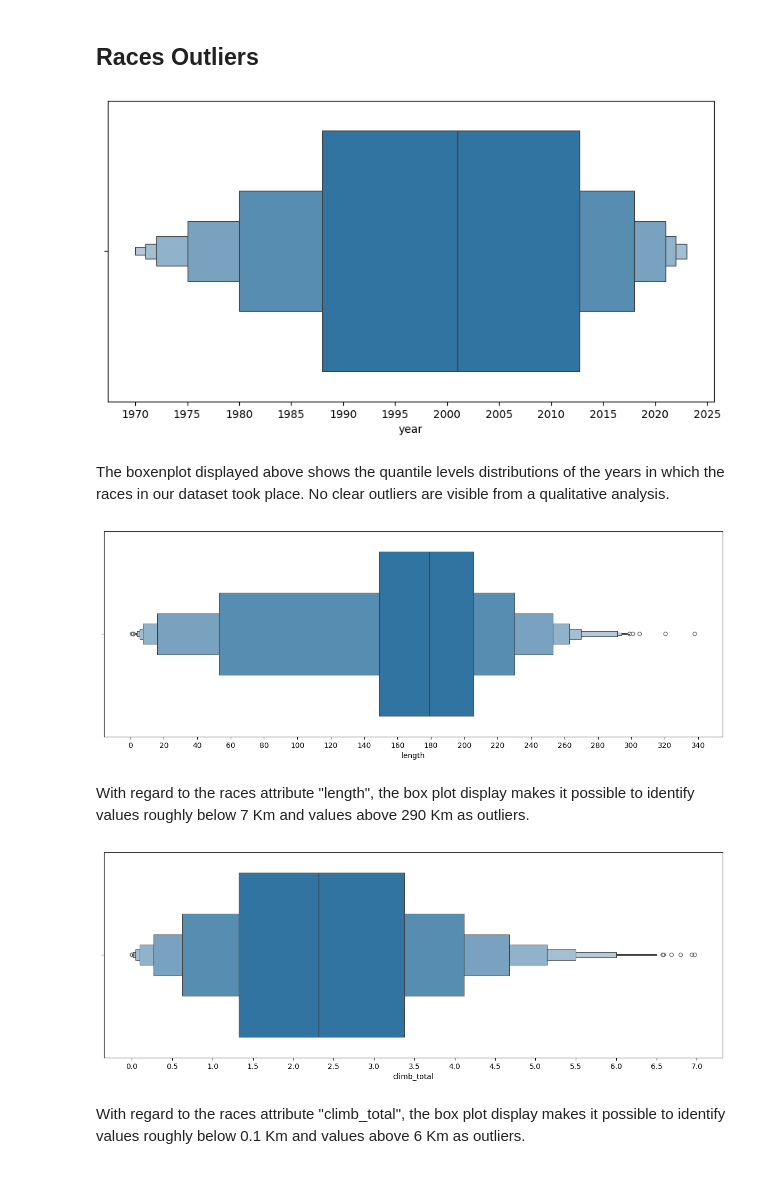
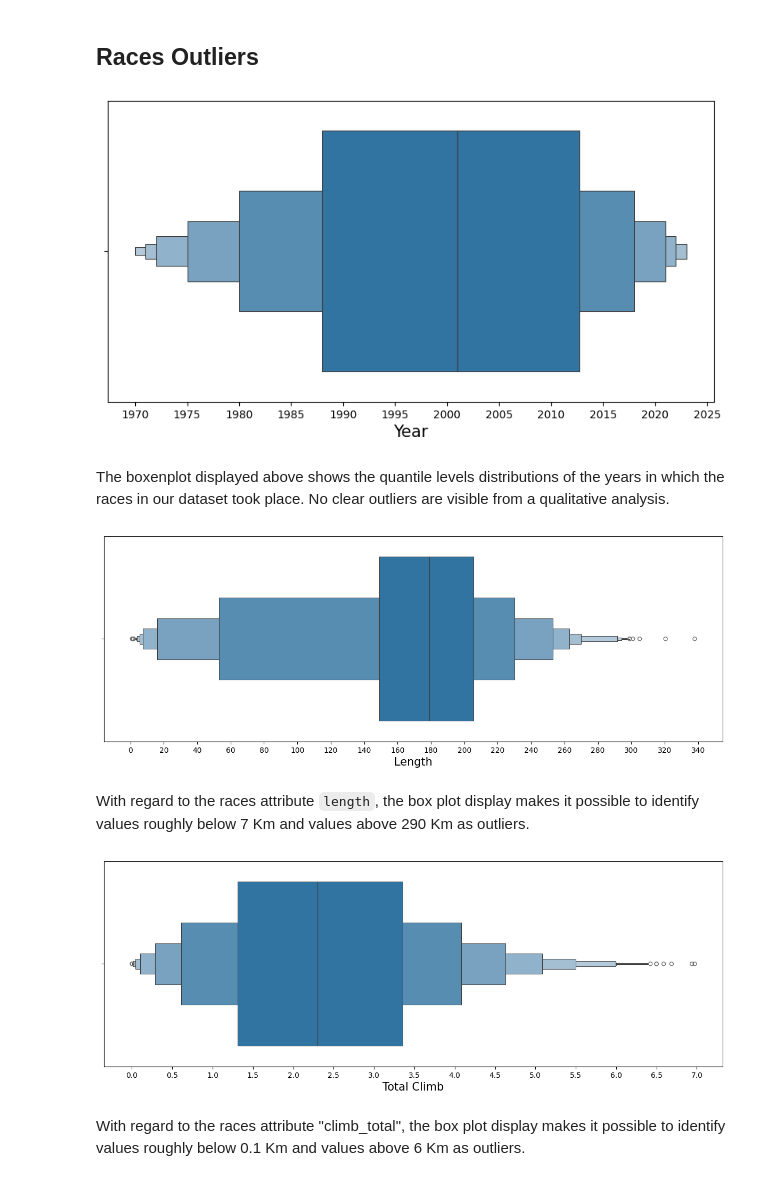
Before and after one commit to JacopoRaffi/DM_Project, a Jupyter notebook: TASK2/outlier_detection.ipynb, the cells around one changed output. Saved outputs shown, nothing was run; the diff lists cells and outputs as text; code cells hidden in the pictures.

```diff
--- a/TASK2/outlier_detection.ipynb
+++ b/TASK2/outlier_detection.ipynb
@@ -142,33 +151,36 @@ plt.show()
 # %%
 tmp_df = tmp_df = pd.DataFrame({
     'race_name': dataset['race_name'],
     'year': dataset['date'].dt.year
 }).drop_duplicates()
 
 plt.figure(figsize=(10, 5))
 sb.boxenplot(x='year', data=tmp_df)
 plt.gca().xaxis.set_major_locator(MultipleLocator(5))
+plt.xlabel('Year', fontsize=15)
 plt.show()
 # %% [output]
-[figure, old version]
+[figure, new version]
 # %% [markdown]
 The boxenplot displayed above shows the quantile levels distributions of the years in which the races in our dataset took place. No clear outliers are visible from a qualitative analysis.
 # %%
 plt.figure(figsize=(15, 5))
 sb.boxenplot(x='length', data=dataset.drop_duplicates(subset=['race_url', 'date']))
 plt.gca().xaxis.set_major_locator(MultipleLocator(20))
+plt.xlabel('Length', fontsize=15)
 plt.show()
 # %% [output]
-[figure, old version]
+[figure, new version]
 # %% [markdown]
-With regard to the races attribute "length", the box plot display makes it possible to identify values roughly below 7 Km and values above 290 Km as outliers.
+With regard to the races attribute `length`, the box plot display makes it possible to identify values roughly below 7 Km and values above 290 Km as outliers.
 # %%
 plt.figure(figsize=(15, 5))
 sb.boxenplot(x='climb_total', data=dataset.drop_duplicates(subset=['race_url', 'date']))
 plt.gca().xaxis.set_major_locator(MultipleLocator(0.5))
+plt.xlabel('Total Climb', fontsize=15)
 plt.show()
 # %% [output]
-[figure, old version]
+[figure, new version]
 # %% [markdown]
 With regard to the races attribute "climb_total", the box plot display makes it possible to identify values roughly below 0.1 Km and values above 6 Km as outliers.
 # %%
```
Also changed, not shown: parts of 54 cells of this notebook, 2 other files.
